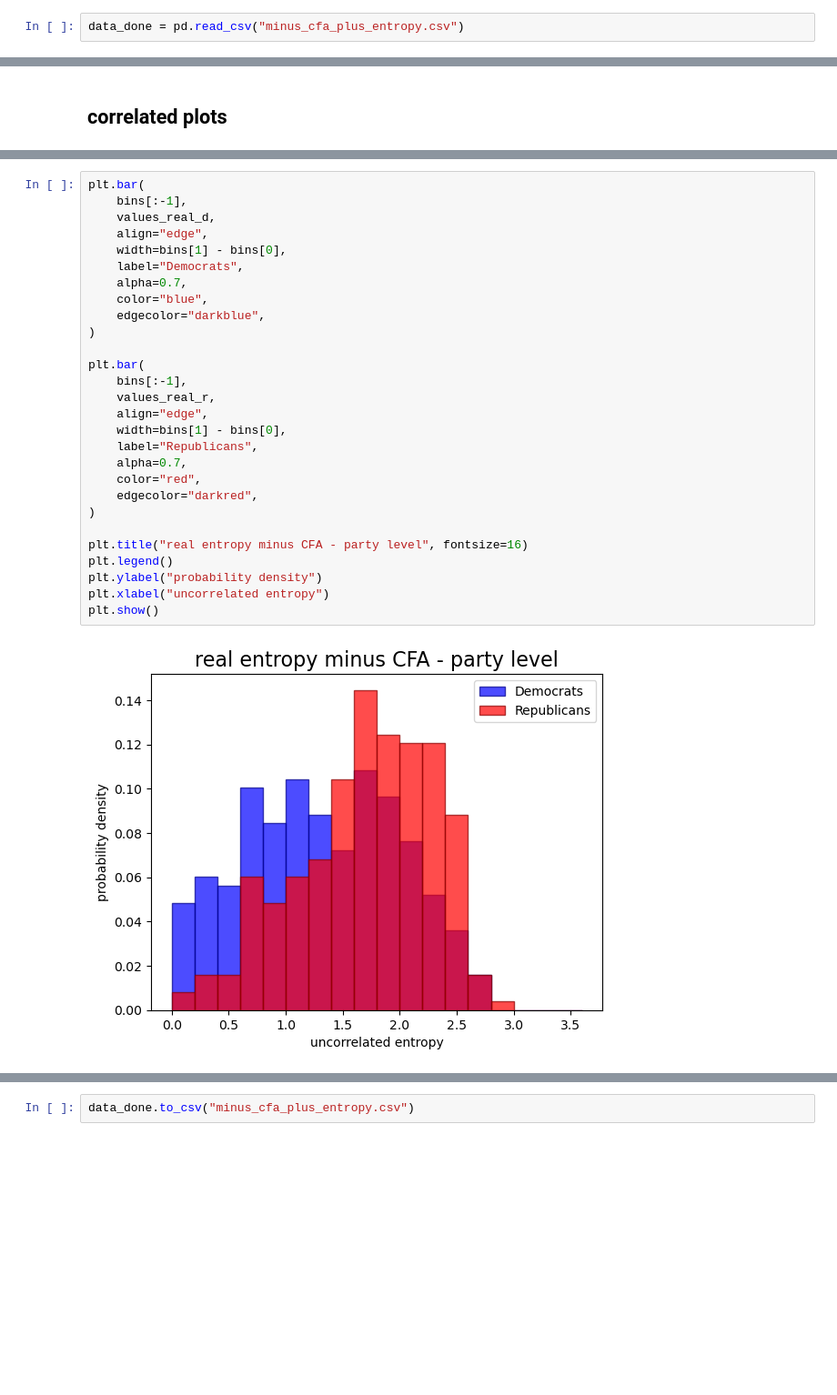
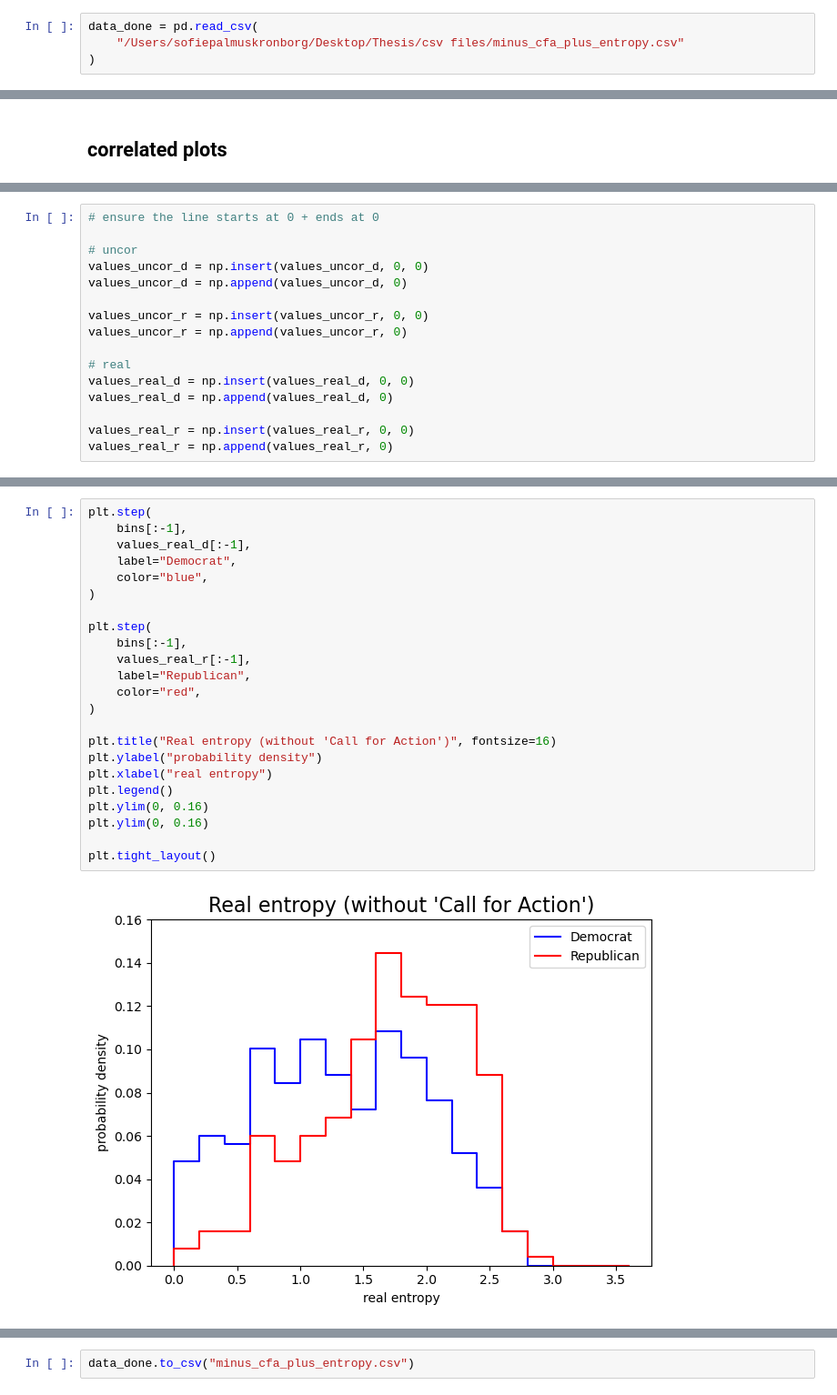
Before and after one commit to sofiepalmus/Thesis, a Jupyter notebook: entropy_threshold.ipynb, the cells around one changed output, grey strips where cells are left out. Shown at 91% size. Cells and saved outputs as stored; diff of their text form; blank space fills up the shorter version.

```diff
--- a/entropy_threshold.ipynb
+++ b/entropy_threshold.ipynb
@@ -477,5 +492,7 @@ data_done.head(5)
 # %%
-data_done = pd.read_csv("minus_cfa_plus_entropy.csv")
+data_done = pd.read_csv(
+    "/Users/sofiepalmuskronborg/Desktop/Thesis/csv files/minus_cfa_plus_entropy.csv"
+)
 # %%
 import numpy as np
 import matplotlib.pyplot as plt
@@ -651,0 +566,16 @@ plt.show()
+# %%
+# ensure the line starts at 0 + ends at 0
+
+# uncor
+values_uncor_d = np.insert(values_uncor_d, 0, 0)
+values_uncor_d = np.append(values_uncor_d, 0)
+
+values_uncor_r = np.insert(values_uncor_r, 0, 0)
+values_uncor_r = np.append(values_uncor_r, 0)
+
+# real
+values_real_d = np.insert(values_real_d, 0, 0)
+values_real_d = np.append(values_real_d, 0)
+
+values_real_r = np.insert(values_real_r, 0, 0)
+values_real_r = np.append(values_real_r, 0)
@@ -652,30 +668,25 @@ plt.show()
 # %%
-plt.bar(
+plt.step(
     bins[:-1],
-    values_real_d,
-    align="edge",
-    width=bins[1] - bins[0],
-    label="Democrats",
-    alpha=0.7,
+    values_real_d[:-1],
+    label="Democrat",
     color="blue",
-    edgecolor="darkblue",
 )
 
-plt.bar(
+plt.step(
     bins[:-1],
-    values_real_r,
-    align="edge",
-    width=bins[1] - bins[0],
-    label="Republicans",
-    alpha=0.7,
+    values_real_r[:-1],
+    label="Republican",
     color="red",
-    edgecolor="darkred",
 )
 
-plt.title("real entropy minus CFA - party level", fontsize=16)
+plt.title("Real entropy (without 'Call for Action')", fontsize=16)
+plt.ylabel("probability density")
+plt.xlabel("real entropy")
 plt.legend()
-plt.ylabel("probability density")
-plt.xlabel("uncorrelated entropy")
-plt.show()
+plt.ylim(0, 0.16)
+plt.ylim(0, 0.16)
+
+plt.tight_layout()
 # %% [output]
-[figure, old version]
+[figure, new version]
```
Also changed, not shown: parts of 17 cells of this notebook, 3 other files.
